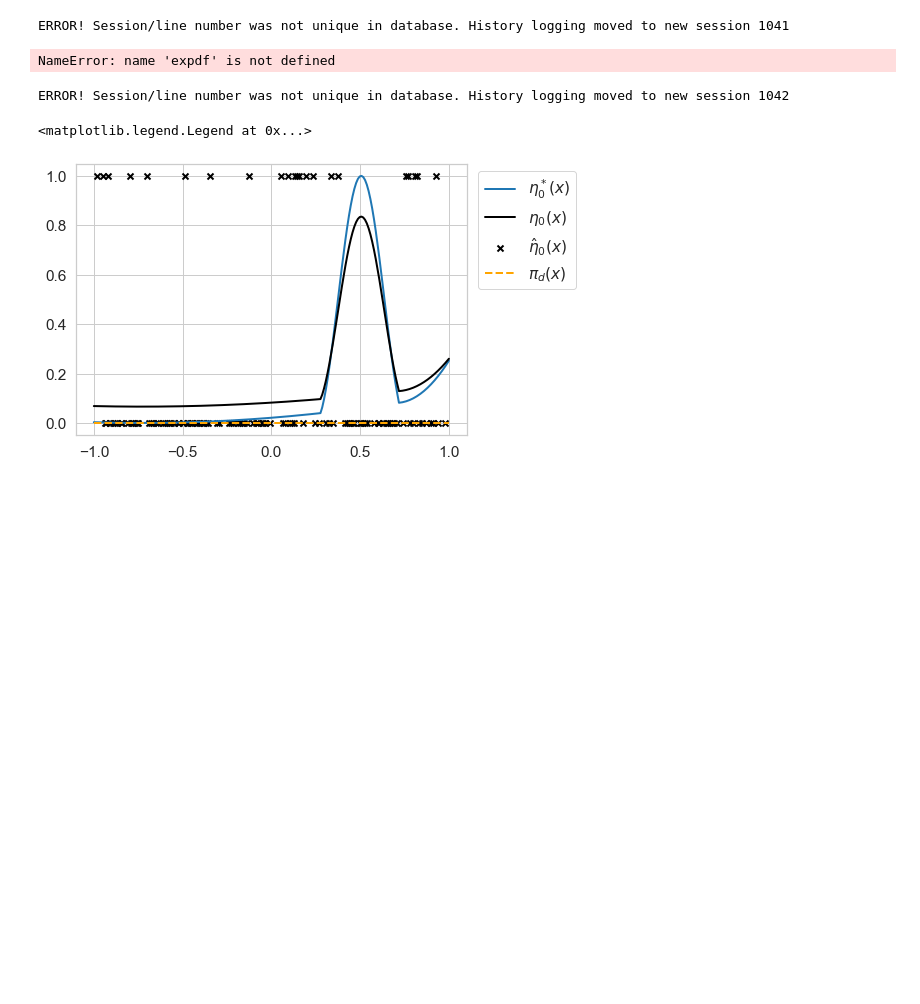
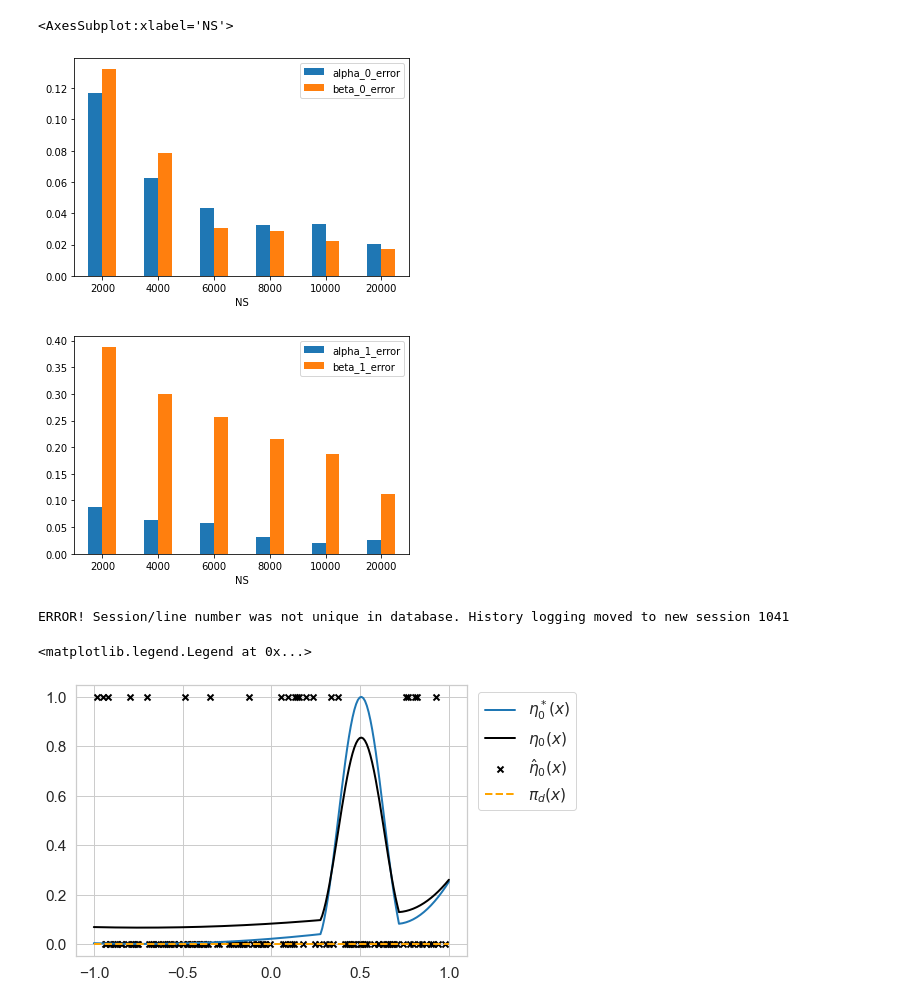
Before and after one commit to lguerdan/counterfactual-decision-support, a Jupyter notebook: workshop_submission/simulation_exps.ipynb, the cells around one changed output. Cells and saved outputs as stored; diff of their text form; code cells hidden in the pictures; blank space fills up the shorter version.

```diff
--- a/workshop_submission/simulation_exps.ipynb
+++ b/workshop_submission/simulation_exps.ipynb
@@ -179 +67,32 @@ array([0.07479332, 0.24552592, 0.16275133, 0.19208983, 0.17841823])
+# %%
+NS = 5000
+N_RUNS = 15
+
+results = []
+SAMPLE_SIZES = [2000, 4000, 6000, 8000, 10000, 20000]
+
+for NS in SAMPLE_SIZES:
+    for RUN in range(N_RUNS):
+        expdf, error_params = generate_syn_data(
+            NS,
+            y0_pdf=y0_pdf,
+            y1_pdf=y1_pdf,
+            pi_pdf=pi_pdf,
+            error_min=0.05,
+            error_max=0.25
+        )
+
+        exp_result = run_param_estimation_exp(expdf, error_params)
+        results.append(exp_result)
+# %%
+# Plot sanity check -- assert error converges as sample size increases
+
+estimation_df = pd.DataFrame(results)
+meandf = estimation_df.groupby('NS').mean()
+meandf[['alpha_0_error', 'beta_0_error']].plot.bar(rot=0)
+meandf[['alpha_1_error', 'beta_1_error']].plot.bar(rot=0)
+# %% [output]
+<AxesSubplot:xlabel='NS'>
+[figure, added]
+[figure, added]
 # %%
@@ -297,10 +217,5 @@ pd.DataFrame(exp_results)
 # %% [output]
 ERROR! Session/line number was not unique in database. History logging moved to new session 1041
-# %%
-expdf
-# %% [output]
-NameError: name 'expdf' is not defined
-ERROR! Session/line number was not unique in database. History logging moved to new session 1042
 # %%
 f, axs = plt.subplots(1, 1, sharey=False, figsize=(7,5))
 
```
Also changed, not shown: parts of 15 cells of this notebook, 8 other files.
